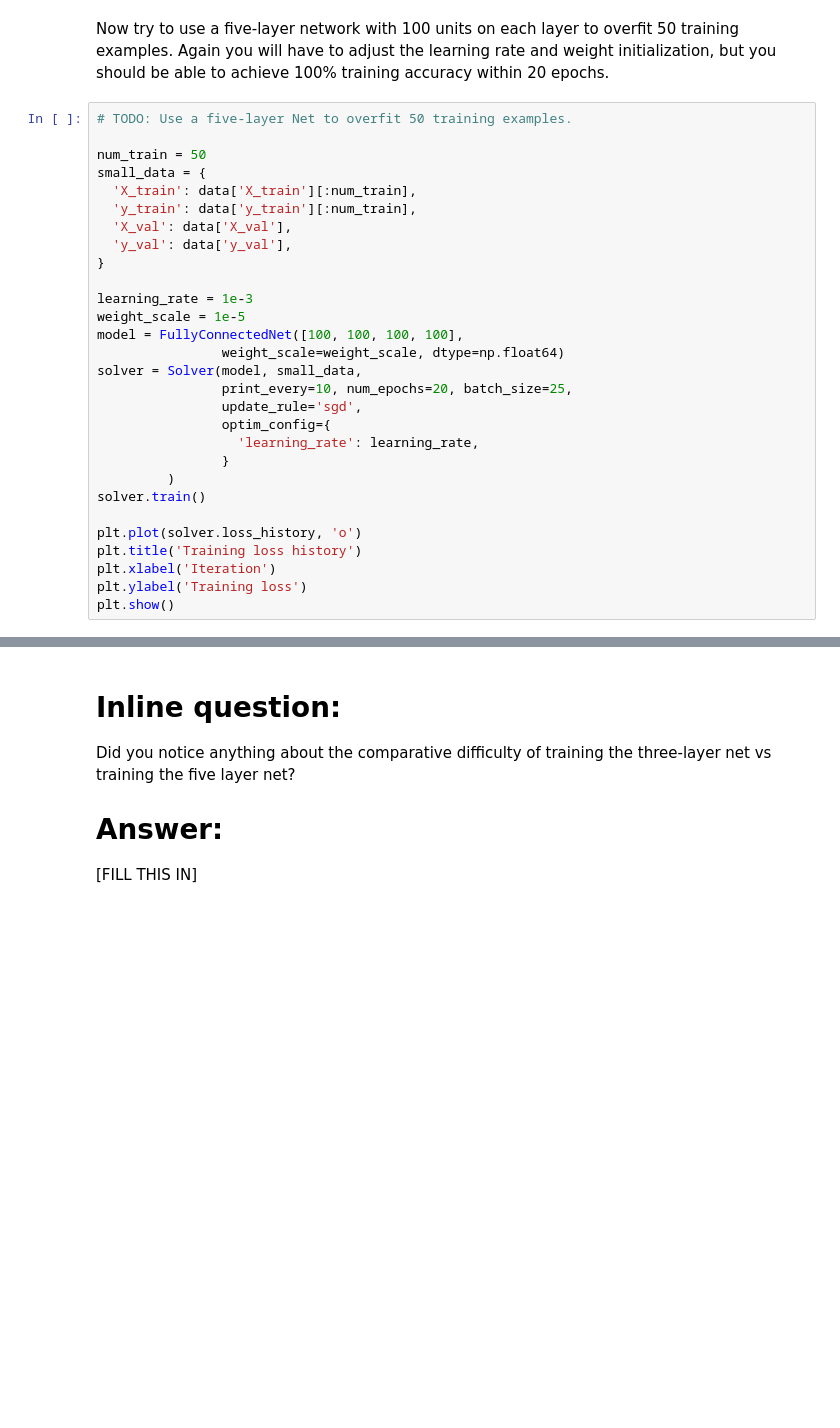
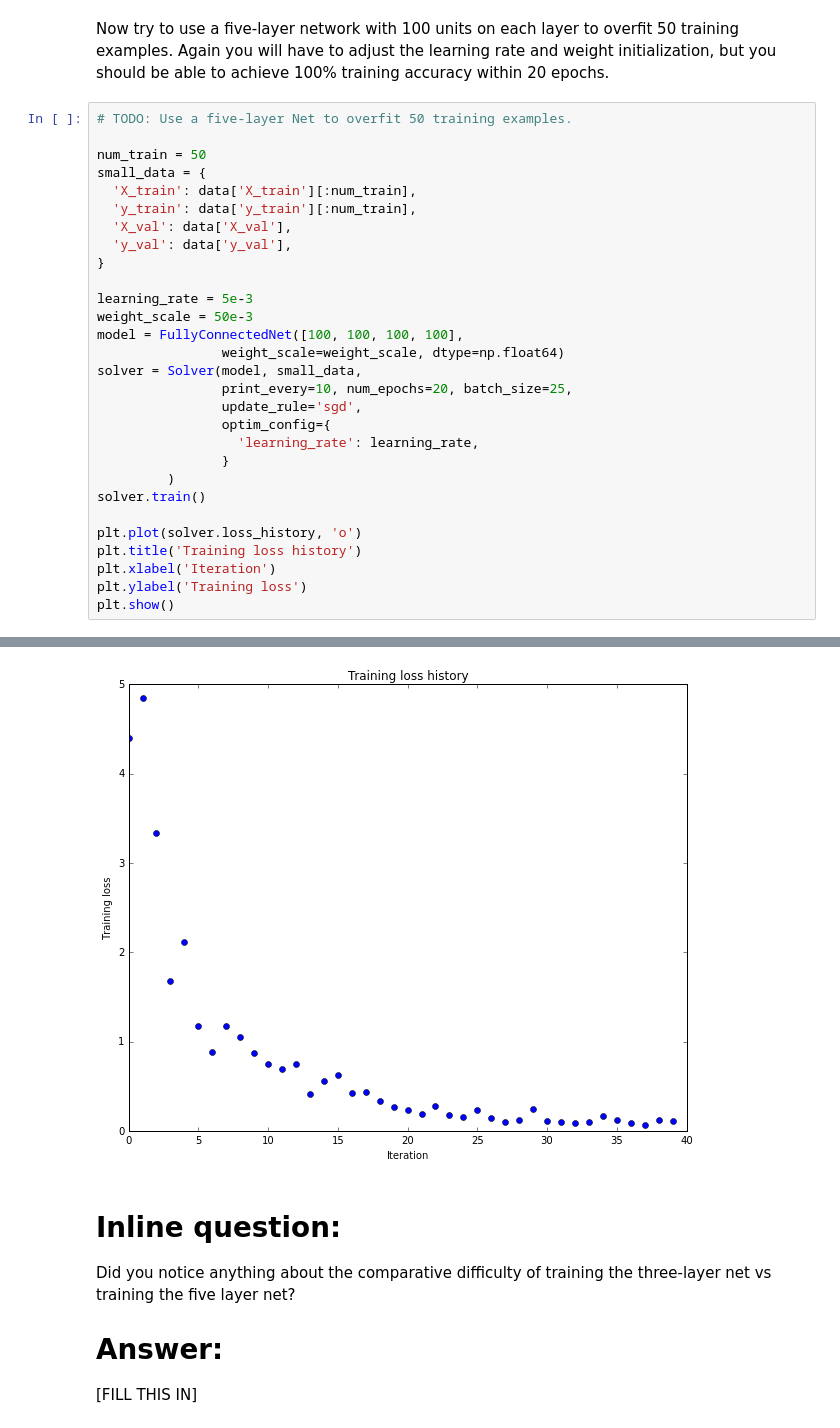
Before and after one commit to aimran/CS231n, a Jupyter notebook: assignment2/FullyConnectedNets.ipynb, the cells around one changed output, grey strips where cells are left out. Drawn from its saved outputs; the diff is of its cells as text; blank space fills up the shorter version.

```diff
--- a/assignment2/FullyConnectedNets.ipynb
+++ b/assignment2/FullyConnectedNets.ipynb
@@ -454,8 +486,8 @@ small_data = {
   'y_val': data['y_val'],
 }
 
-learning_rate = 1e-3
-weight_scale = 1e-5
+learning_rate = 5e-3
+weight_scale = 50e-3
 model = FullyConnectedNet([100, 100, 100, 100],
                 weight_scale=weight_scale, dtype=np.float64)
 solver = Solver(model, small_data,
@@ -472,3 +504,4 @@ plt.title('Training loss history')
 plt.xlabel('Iteration')
 plt.ylabel('Training loss')
 plt.show()
+# %% [output]
@@ -475,3 +525,4 @@ plt.show()
+[figure, added]
 # %% [markdown]
 # Inline question:
 Did you notice anything about the comparative difficulty of training the three-layer net vs training the five layer net?
```
Also changed, not shown: parts of 17 cells of this notebook, 7 other files.
